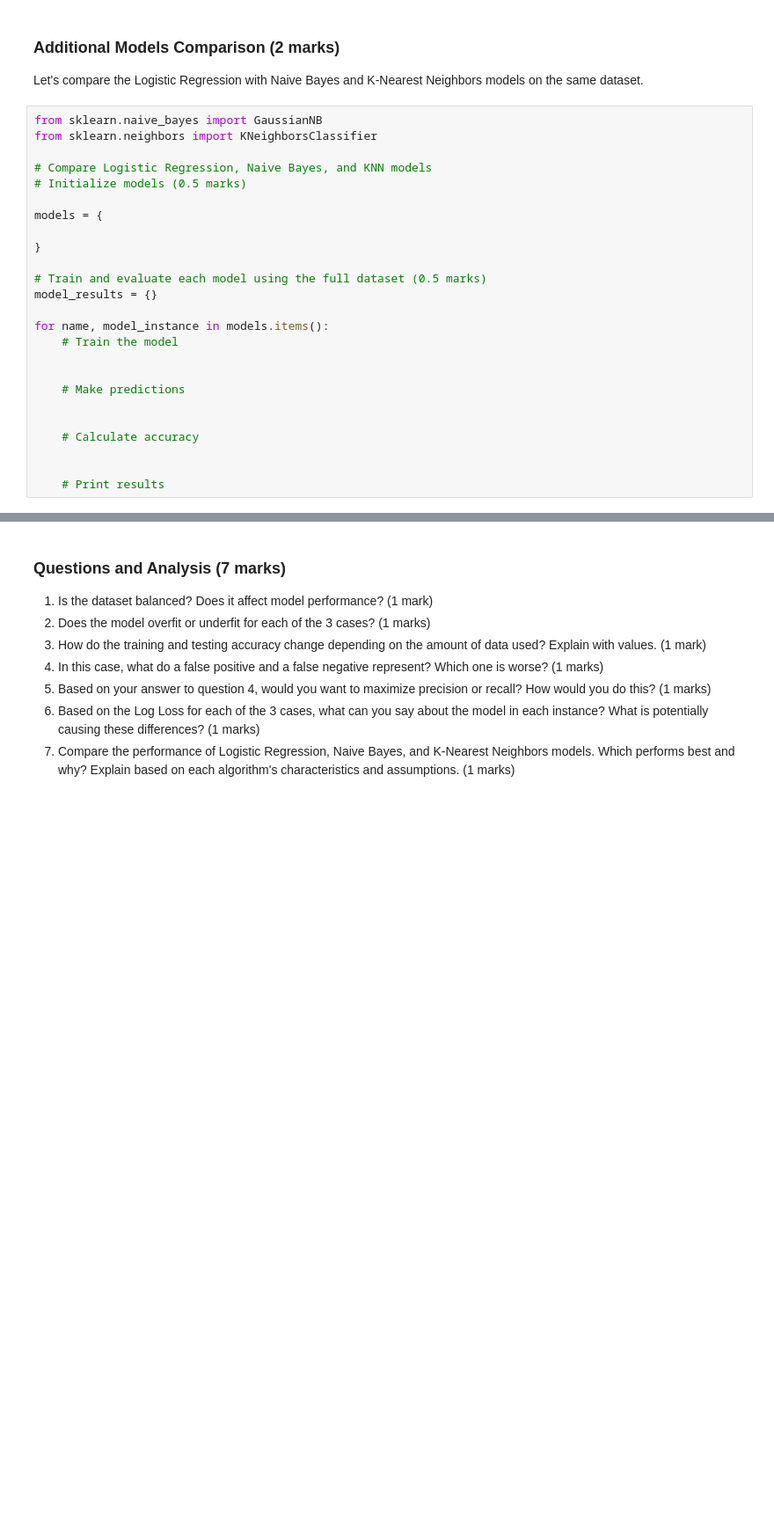
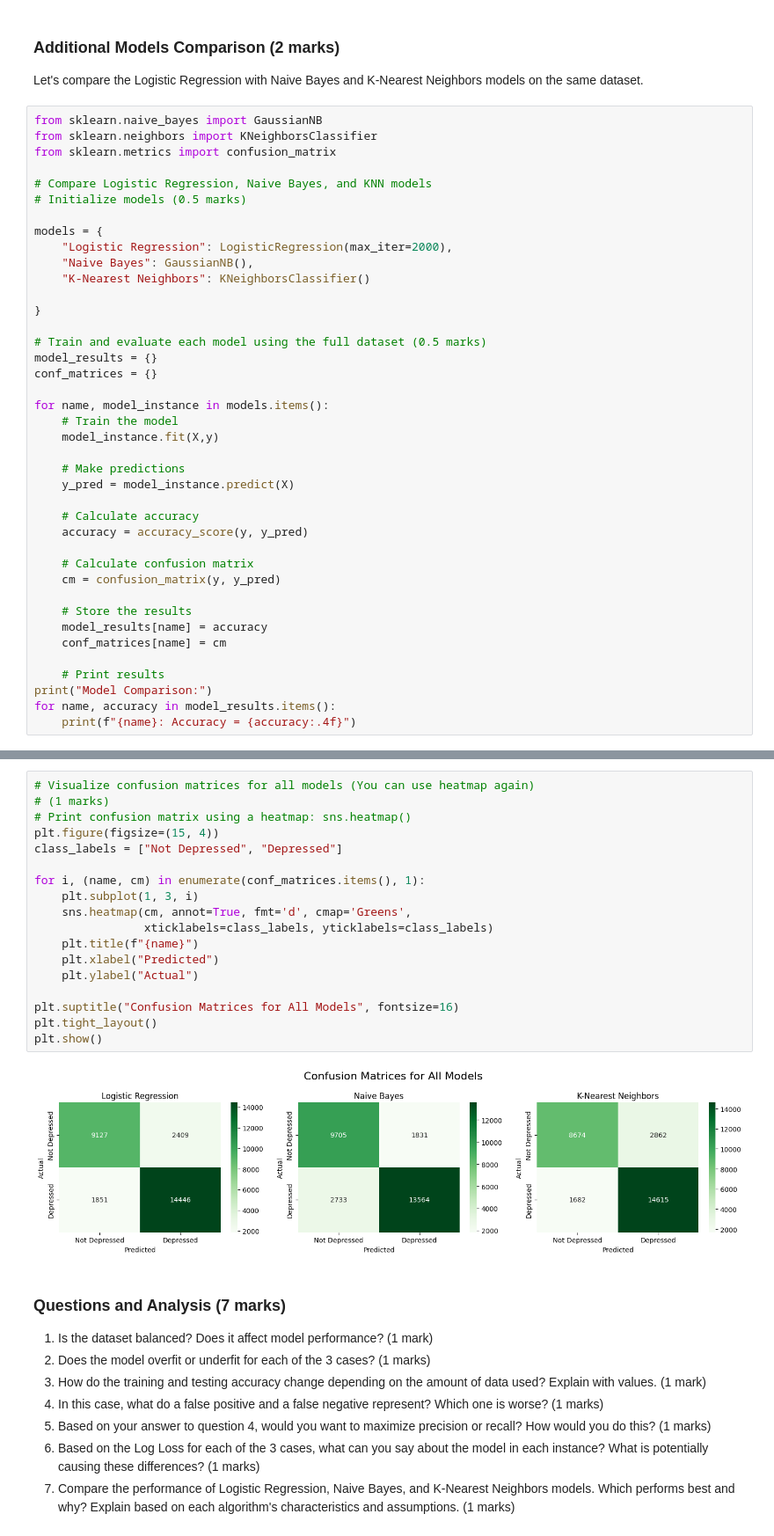
Before and after one commit to andrew-thai08/ENGG680_2025_Fall, a Jupyter notebook: Lab_Assignment2/Assignment2.ipynb, the cells around one changed output, grey strips where cells are left out. Shown at 88% size. Drawn from its saved outputs; the diff is of its cells as text; blank space fills up the shorter version.

```diff
--- a/Lab_Assignment2/Assignment2.ipynb
+++ b/Lab_Assignment2/Assignment2.ipynb
@@ -676,25 +754,40 @@ Let's compare the Logistic Regression with Naive Bayes and K-Nearest Neighbors m
 # %%
 from sklearn.naive_bayes import GaussianNB
 from sklearn.neighbors import KNeighborsClassifier
+from sklearn.metrics import confusion_matrix
 
 # Compare Logistic Regression, Naive Bayes, and KNN models
 # Initialize models (0.5 marks)
 
 models = {
+    "Logistic Regression": LogisticRegression(max_iter=2000),
+    "Naive Bayes": GaussianNB(),
+    "K-Nearest Neighbors": KNeighborsClassifier()
 
 }
 
 # Train and evaluate each model using the full dataset (0.5 marks)
 model_results = {}
+conf_matrices = {}
 
 for name, model_instance in models.items():
     # Train the model
-
+    model_instance.fit(X,y)
 
     # Make predictions
-
+    y_pred = model_instance.predict(X)
 
     # Calculate accuracy
+    accuracy = accuracy_score(y, y_pred)
 
+    # Calculate confusion matrix
+    cm = confusion_matrix(y, y_pred)
+
+    # Store the results
+    model_results[name] = accuracy
+    conf_matrices[name] = cm
 
     # Print results
+print("Model Comparison:")
+for name, accuracy in model_results.items():
+    print(f"{name}: Accuracy = {accuracy:.4f}")
@@ -711,3 +799,23 @@ plt.show()
+# %%
+# Visualize confusion matrices for all models (You can use heatmap again)
+# (1 marks)
+# Print confusion matrix using a heatmap: sns.heatmap()
+plt.figure(figsize=(15, 4))
+class_labels = ["Not Depressed", "Depressed"]
+
+for i, (name, cm) in enumerate(conf_matrices.items(), 1):
+    plt.subplot(1, 3, i)
+    sns.heatmap(cm, annot=True, fmt='d', cmap='Greens',
+                xticklabels=class_labels, yticklabels=class_labels)
+    plt.title(f"{name}")
+    plt.xlabel("Predicted")
+    plt.ylabel("Actual")
+
+plt.suptitle("Confusion Matrices for All Models", fontsize=16)
+plt.tight_layout()
+plt.show()
+# %% [output]
+[figure, added]
 # %% [markdown]
 ### Questions and Analysis (7 marks)
 
```
Also changed, not shown: parts of 23 cells of this notebook.
